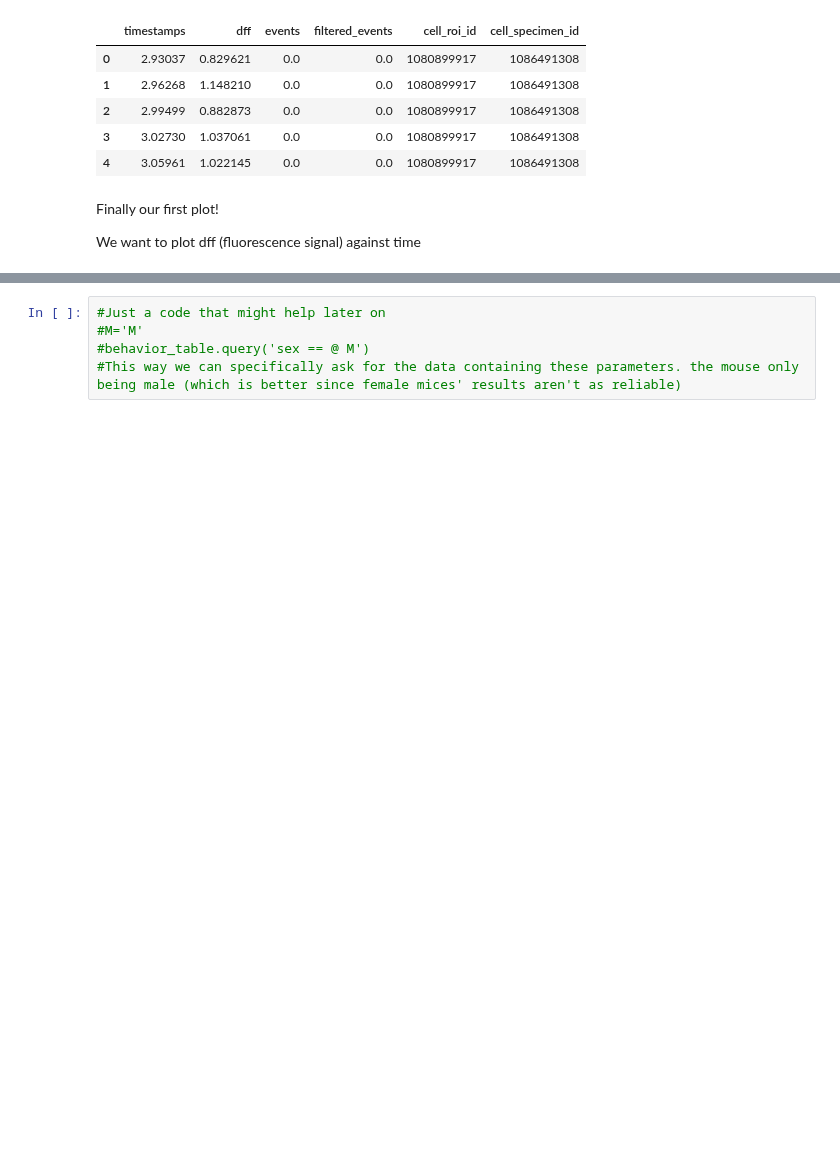
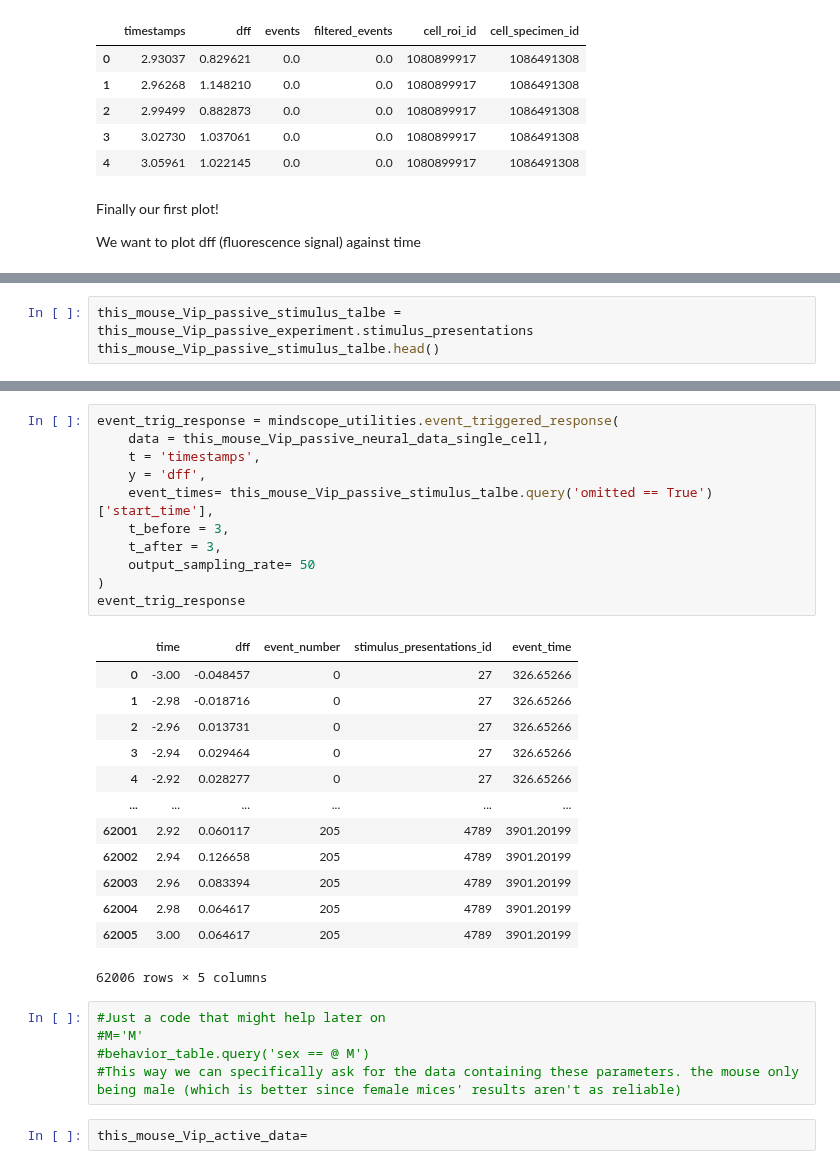
Before and after one commit to MiladQolami/NeuroMatch_2022_group_project, a Jupyter notebook: Coding_Exercise.ipynb, the cells around one changed output, grey strips where cells are left out. Drawn from its saved outputs; the diff is of its cells as text; blank space fills up the shorter version.

```diff
--- a/Coding_Exercise.ipynb
+++ b/Coding_Exercise.ipynb
@@ -193,0 +223,3 @@ plt.show()
+# %%
+this_mouse_Vip_passive_stimulus_talbe = this_mouse_Vip_passive_experiment.stimulus_presentations
+this_mouse_Vip_passive_stimulus_talbe.head()
@@ -194,5 +244,32 @@ plt.show()
+# %%
+event_trig_response = mindscope_utilities.event_triggered_response(
+    data = this_mouse_Vip_passive_neural_data_single_cell,
+    t = 'timestamps',
+    y = 'dff',
+    event_times= this_mouse_Vip_passive_stimulus_talbe.query('omitted == True')['start_time'],
+    t_before = 3,
+    t_after = 3,
+    output_sampling_rate= 50
+)
+event_trig_response
+# %% [output]
+|  | time | dff | event_number | stimulus_presentations_id | event_time |
+| 0 | -3.00 | -0.048457 | 0 | 27 | 326.65266 |
+| 1 | -2.98 | -0.018716 | 0 | 27 | 326.65266 |
+| 2 | -2.96 | 0.013731 | 0 | 27 | 326.65266 |
+| 3 | -2.94 | 0.029464 | 0 | 27 | 326.65266 |
+| 4 | -2.92 | 0.028277 | 0 | 27 | 326.65266 |
+| ... | ... | ... | ... | ... | ... |
+| 62001 | 2.92 | 0.060117 | 205 | 4789 | 3901.20199 |
+| 62002 | 2.94 | 0.126658 | 205 | 4789 | 3901.20199 |
+| 62003 | 2.96 | 0.083394 | 205 | 4789 | 3901.20199 |
+| 62004 | 2.98 | 0.064617 | 205 | 4789 | 3901.20199 |
+| 62005 | 3.00 | 0.064617 | 205 | 4789 | 3901.20199 |
+62006 rows × 5 columns
 # %%
 #Just a code that might help later on
 #M='M'
 #behavior_table.query('sex == @ M')
 #This way we can specifically ask for the data containing these parameters. the mouse only being male (which is better since female mices' results aren't as reliable)
+# %%
+this_mouse_Vip_active_data=
```
Also changed, not shown: parts of 11 cells of this notebook.
